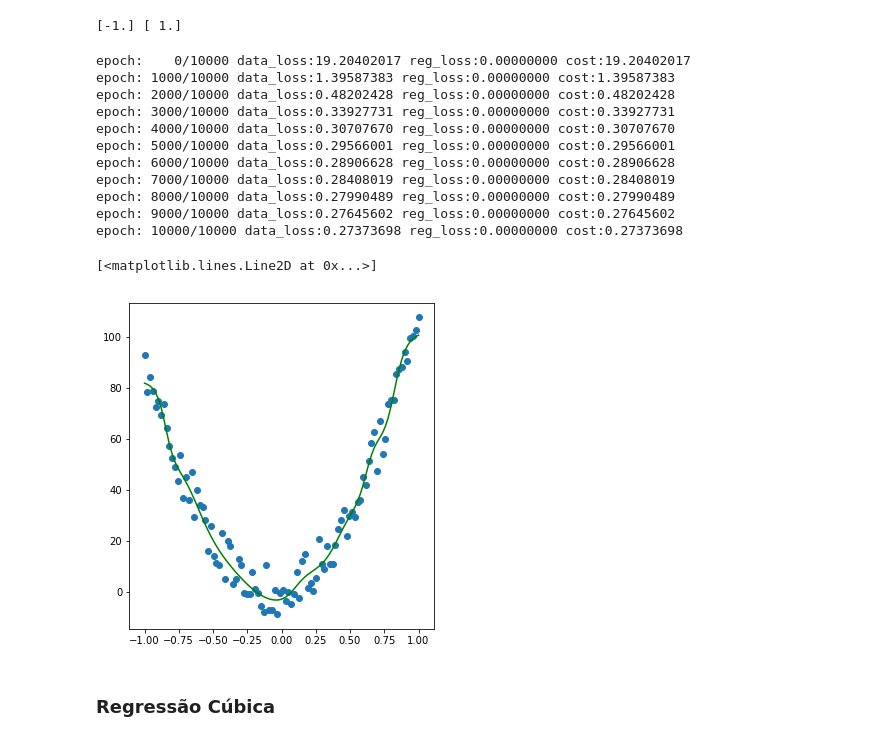
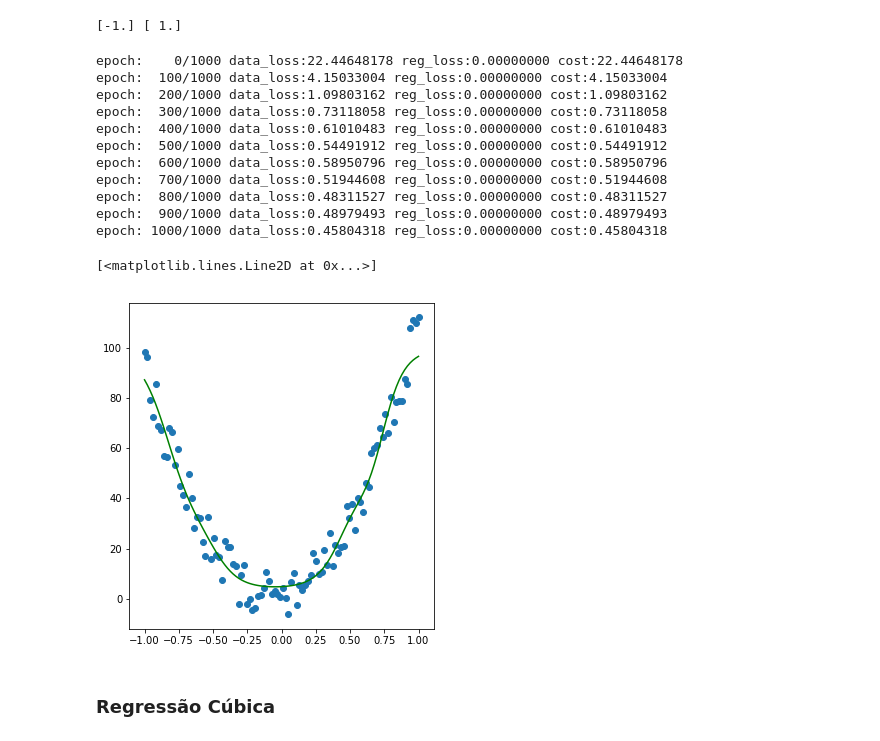
Before and after one commit to arnaldog12/Manual-Pratico-Deep-Learning, a Jupyter notebook: Rede Neural.ipynb, the cells around one changed output. Cells and saved outputs as stored; diff of their text form; code cells hidden in the pictures.

```diff
--- a/Rede Neural.ipynb
+++ b/Rede Neural.ipynb
@@ -184,14 +184,15 @@ class Layer():
         self.is_trainable = is_trainable
 
         self._activ_inp, self._activ_out = None, None
-        self._dweights, self._dbiases = None, None
+        self._dweights, self._dbiases, self._prev_dweights = None, None, 0.0
         self._dropout_mask = None
 
 class NeuralNetwork():
-    def __init__(self, cost_func=mse, learning_rate=1e-3):
+    def __init__(self, cost_func=mse, learning_rate=1e-3, momentum=0.0):
         self.layers = []
         self.cost_func = cost_func
         self.learning_rate = learning_rate
+        self.momentum = momentum
 
     def fit(self, x, y, epochs=100, verbose=10):
         for epoch in range(epochs+1):
@@ -227,7 +228,8 @@ class NeuralNetwork():
         for layer in reversed(self.layers):
             if layer.is_trainable:
                 layer._dweights = layer._dweights + layer.reg_strength*layer.reg_func(layer.weights, derivative=True)
-                layer.weights = layer.weights - self.learning_rate*layer._dweights
+                layer._prev_dweights = -self.learning_rate*layer._dweights + self.momentum*layer._prev_dweights
+                layer.weights = layer.weights + layer._prev_dweights
                 layer.biases = layer.biases - self.learning_rate*layer._dbiases
 # %% [markdown]
 # Testes da Implementação
@@ -426,31 +428,31 @@ print(x.min(axis=0), x.max(axis=0))
 # %%
 D_in, D_out = x.shape[1], y.shape[1]
 
-nn = NeuralNetwork(cost_func=mse, learning_rate=1e-5)
+nn = NeuralNetwork(cost_func=mse, learning_rate=1e-5, momentum=0.9)
 nn.layers.append(Layer(input_dim=D_in, output_dim=10, activation=tanh))
 nn.layers.append(Layer(input_dim=10, output_dim=10, activation=tanh))
 nn.layers.append(Layer(input_dim=10, output_dim=D_out, activation=linear))
 
-nn.fit(x, y, epochs=10000, verbose=1000)
+nn.fit(x, y, epochs=1000, verbose=100)
 
 plt.figure(figsize=(12, 6))
 plt.subplot(1, 2, 1)
 plt.scatter(x, y)
 plt.plot(x, nn.predict(x), c='green')
 # %% [output]
-epoch:    0/10000 data_loss:19.20402017 reg_loss:0.00000000 cost:19.20402017
-epoch: 1000/10000 data_loss:1.39587383 reg_loss:0.00000000 cost:1.39587383
-epoch: 2000/10000 data_loss:0.48202428 reg_loss:0.00000000 cost:0.48202428
-epoch: 3000/10000 data_loss:0.33927731 reg_loss:0.00000000 cost:0.33927731
-epoch: 4000/10000 data_loss:0.30707670 reg_loss:0.00000000 cost:0.30707670
-epoch: 5000/10000 data_loss:0.29566001 reg_loss:0.00000000 cost:0.29566001
-epoch: 6000/10000 data_loss:0.28906628 reg_loss:0.00000000 cost:0.28906628
-epoch: 7000/10000 data_loss:0.28408019 reg_loss:0.00000000 cost:0.28408019
-epoch: 8000/10000 data_loss:0.27990489 reg_loss:0.00000000 cost:0.27990489
-epoch: 9000/10000 data_loss:0.27645602 reg_loss:0.00000000 cost:0.27645602
-epoch: 10000/10000 data_loss:0.27373698 reg_loss:0.00000000 cost:0.27373698
+epoch:    0/1000 data_loss:22.44648178 reg_loss:0.00000000 cost:22.44648178
+epoch:  100/1000 data_loss:4.15033004 reg_loss:0.00000000 cost:4.15033004
+epoch:  200/1000 data_loss:1.09803162 reg_loss:0.00000000 cost:1.09803162
+epoch:  300/1000 data_loss:0.73118058 reg_loss:0.00000000 cost:0.73118058
+epoch:  400/1000 data_loss:0.61010483 reg_loss:0.00000000 cost:0.61010483
+epoch:  500/1000 data_loss:0.54491912 reg_loss:0.00000000 cost:0.54491912
+epoch:  600/1000 data_loss:0.58950796 reg_loss:0.00000000 cost:0.58950796
+epoch:  700/1000 data_loss:0.51944608 reg_loss:0.00000000 cost:0.51944608
+epoch:  800/1000 data_loss:0.48311527 reg_loss:0.00000000 cost:0.48311527
+epoch:  900/1000 data_loss:0.48979493 reg_loss:0.00000000 cost:0.48979493
+epoch: 1000/1000 data_loss:0.45804318 reg_loss:0.00000000 cost:0.45804318
 [<matplotlib.lines.Line2D at 0x...>]
-[figure, old version]
+[figure, new version]
 # %% [markdown]
 ### Regressão Cúbica
 # %%
```
Also changed, not shown: parts of 17 cells of this notebook.
